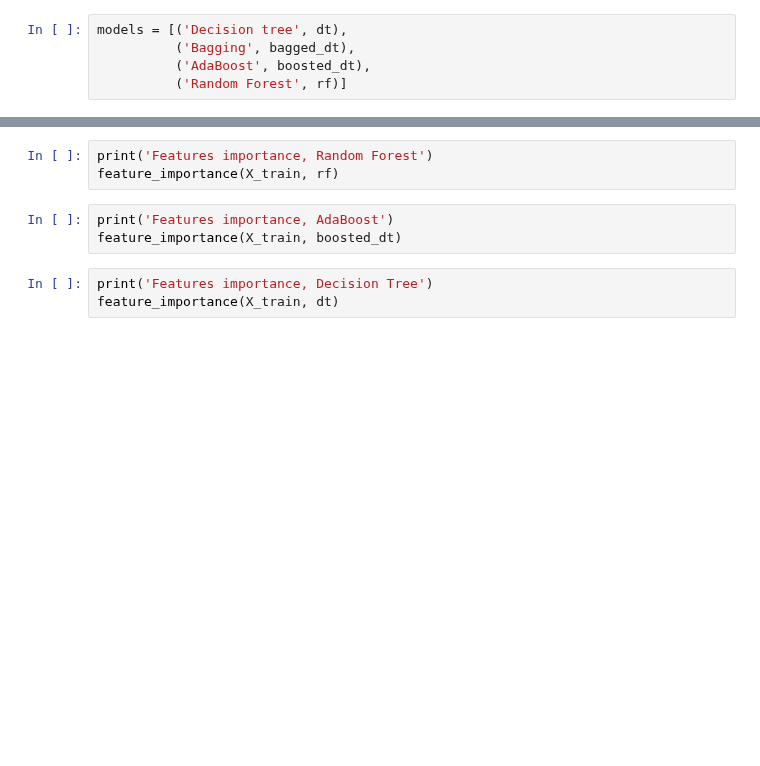
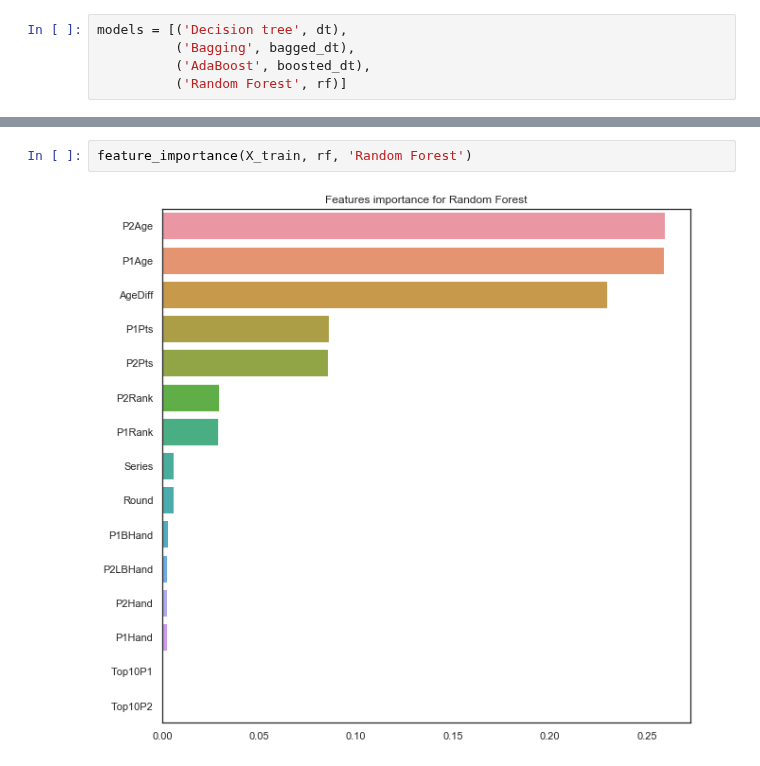
Before and after one commit to diegochine/ao2020-winner-predictor, a Jupyter notebook: Models comparison.ipynb, the cells around one changed output, grey strips where cells are left out. Drawn from its saved outputs; the diff is of its cells as text; blank space fills up the shorter version.

```diff
--- a/Models comparison.ipynb
+++ b/Models comparison.ipynb
@@ -190,9 +210,4 @@ model_decision_boundary(models, X_test, Y_test)
-# %%
-print('Features importance, Random Forest')
-feature_importance(X_train, rf)
-# %%
-print('Features importance, AdaBoost')
-feature_importance(X_train, boosted_dt)
-# %%
-print('Features importance, Decision Tree')
-feature_importance(X_train, dt)
+# %%
+feature_importance(X_train, rf, 'Random Forest')
+# %% [output]
+[figure, added]
```
Also changed, not shown: parts of 12 cells of this notebook, 2 other files.
